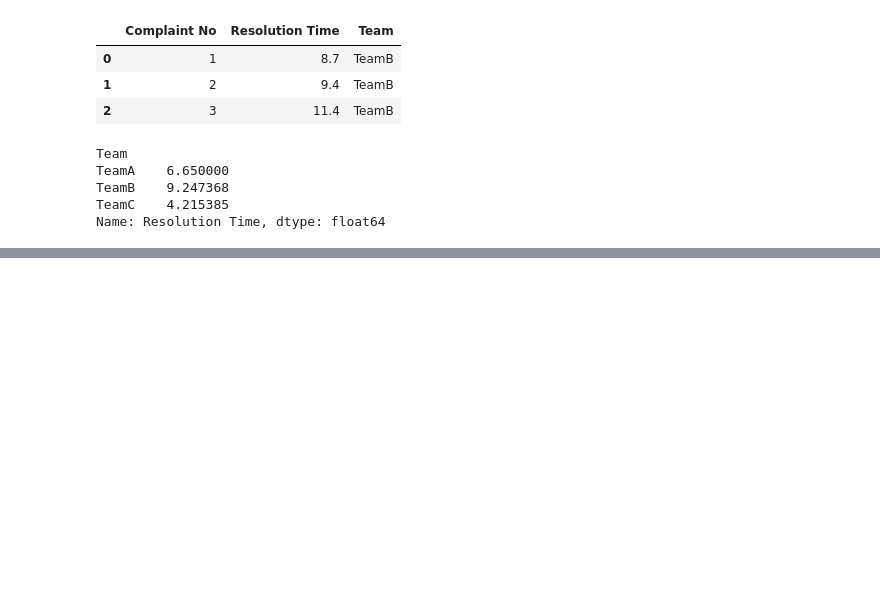
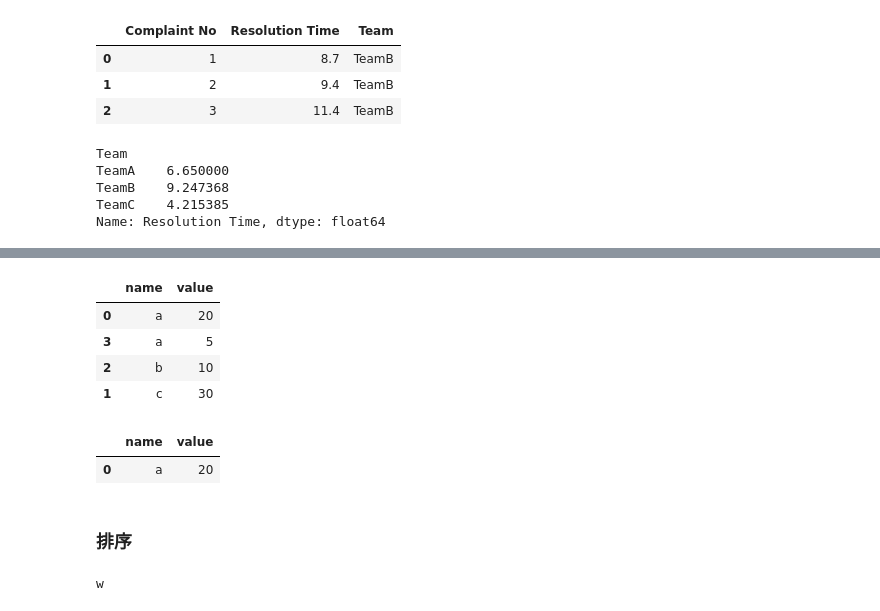
Before and after one commit to richardzrh/Python-Data-Analysis-for-Industry, a Jupyter notebook: 第五章 Pandas.ipynb, the cells around one changed output, grey strips where cells are left out. Saved outputs shown, nothing was run; the diff lists cells and outputs as text; code cells hidden in the pictures; blank space fills up the shorter version.

```diff
--- a/第五章 Pandas.ipynb
+++ b/第五章 Pandas.ipynb
@@ -480,0 +605,19 @@ Name: Resolution Time, dtype: float64
+# %%
+test.sort_values('name')
+# %% [output]
+|  | name | value |
+| 0 | a | 20 |
+| 3 | a | 5 |
+| 2 | b | 10 |
+| 1 | c | 30 |
+# %%
+# option2 : 选择自我设定范围的数据
+
+# 选定变量 name 下的需要的水平, a与b
+selected_list = ['a', 'b']
+
+#选择变量name下水平a 与 b 以及变量value中值为20的数据， 用method .isin( )
+test[test['name'].isin(['a', 'b'])&test['value'].isin([20])]
+# %% [output]
+|  | name | value |
+| 0 | a | 20 |
@@ -480,0 +626,2 @@ Name: Resolution Time, dtype: float64
+# %% [markdown]
+### 排序
@@ -480,0 +632,4 @@ Name: Resolution Time, dtype: float64
+# %%
+a = input()
+# %% [output]
+w
```
Also changed, not shown: parts of 27 cells of this notebook, 7 other files.
